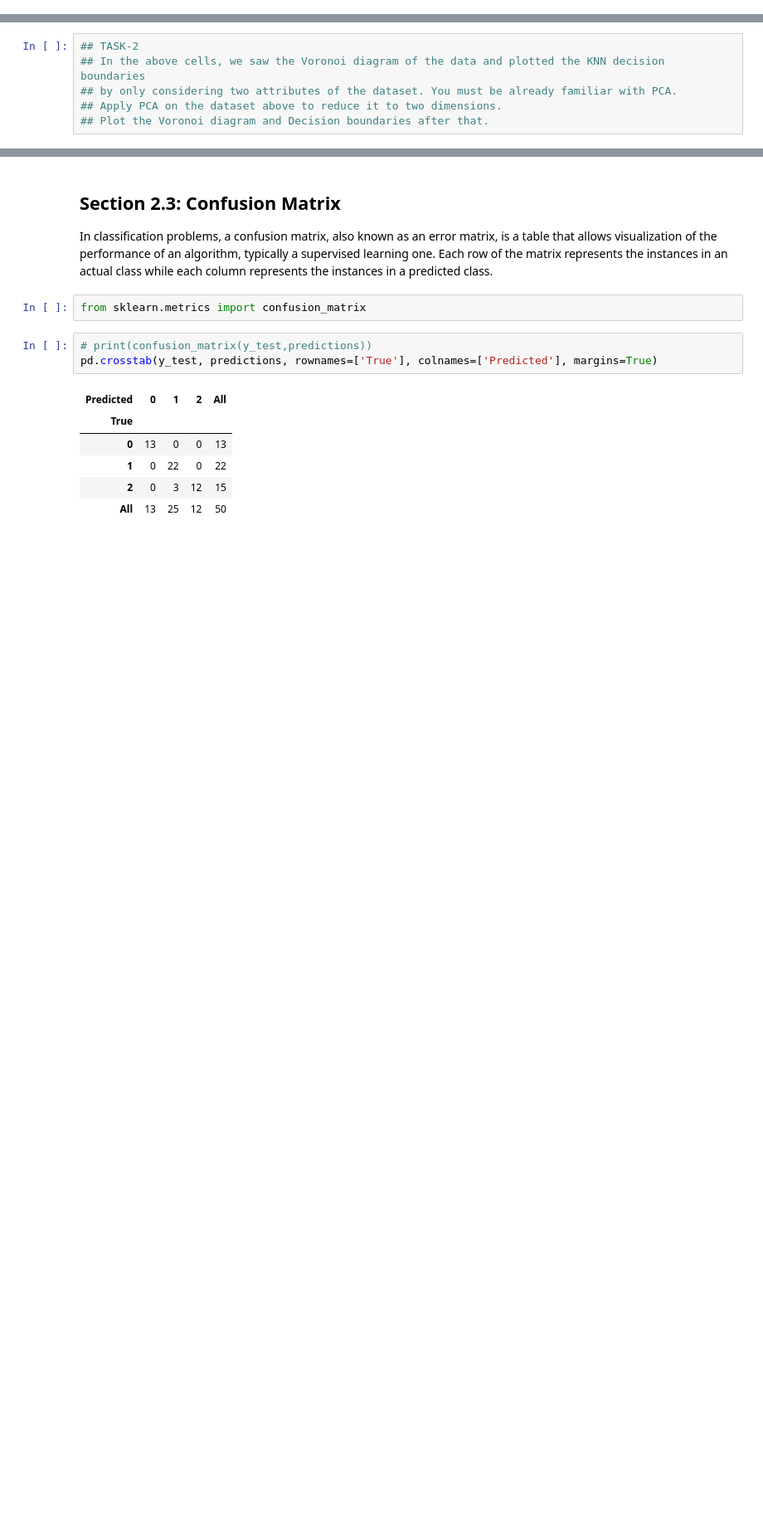
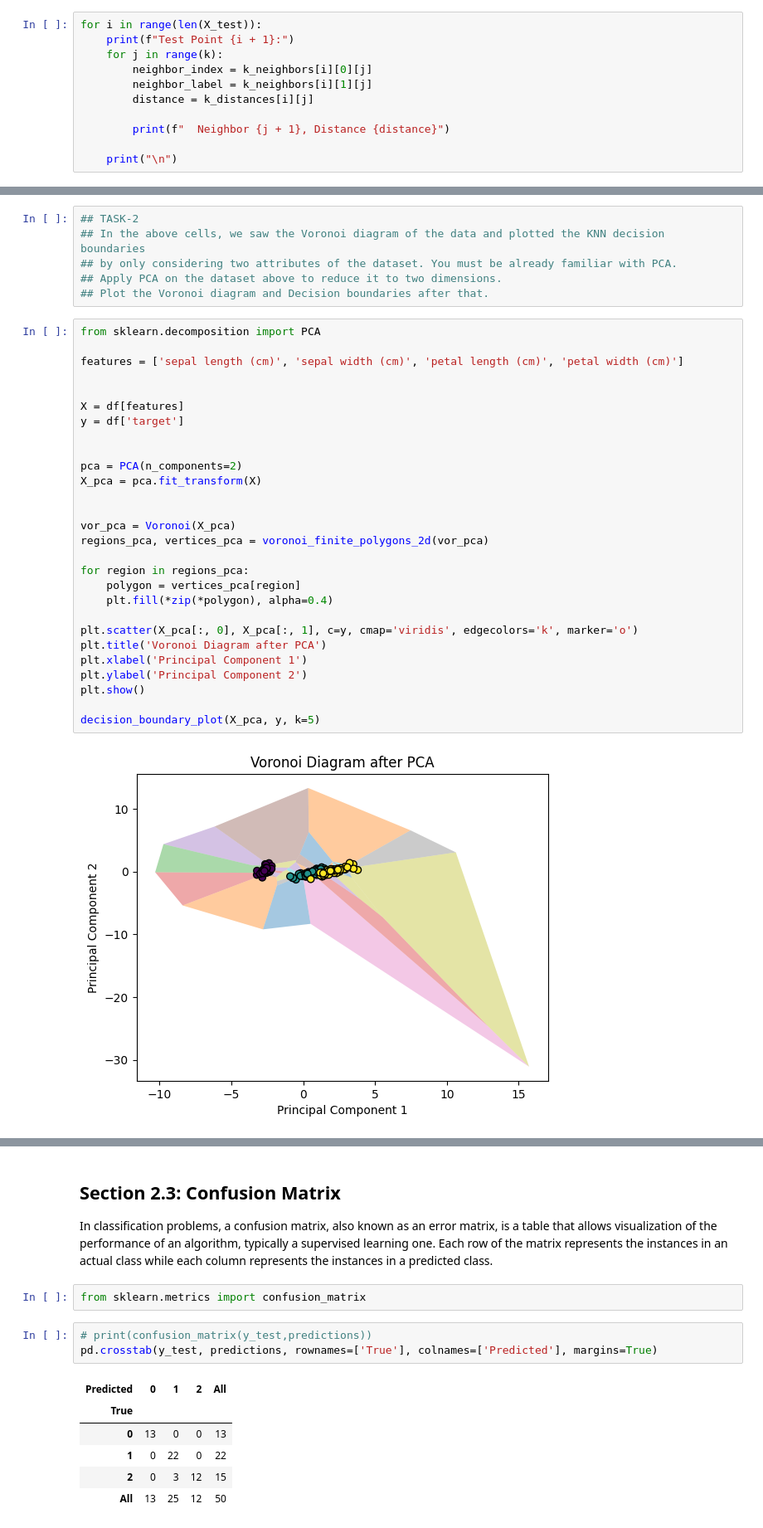
Before and after one commit to tarunkay7/AIML-IIITH, a Jupyter notebook: AIML_Module_3_Lab_2_Implementing_KNN_from_scratch_and_visualize_Algorithm_performance.ipynb, the cells around one changed output, grey strips where cells are left out. Shown at 83% size. Drawn from its saved outputs; the diff is of its cells as text; blank space fills up the shorter version.

```diff
--- a/AIML_Module_3_Lab_2_Implementing_KNN_from_scratch_and_visualize_Algorithm_performance.ipynb
+++ b/AIML_Module_3_Lab_2_Implementing_KNN_from_scratch_and_visualize_Algorithm_performance.ipynb
@@ -120,0 +149,11 @@ An easy way to implement this is by specifying the 'weights' parameter as distan
+# %%
+for i in range(len(X_test)):
+    print(f"Test Point {i + 1}:")
+    for j in range(k):
+        neighbor_index = k_neighbors[i][0][j]
+        neighbor_label = k_neighbors[i][1][j]
+        distance = k_distances[i][j]
+
+        print(f"  Neighbor {j + 1}, Distance {distance}")
+
+    print("\n")
@@ -314,3 +371,33 @@ decision_boundary_plot(x_pts,y_pts,7)
 ## by only considering two attributes of the dataset. You must be already familiar with PCA.
 ## Apply PCA on the dataset above to reduce it to two dimensions.
 ## Plot the Voronoi diagram and Decision boundaries after that.
+# %%
+from sklearn.decomposition import PCA
+
+features = ['sepal length (cm)', 'sepal width (cm)', 'petal length (cm)', 'petal width (cm)']
+
+
+X = df[features]
+y = df['target']
+
+
+pca = PCA(n_components=2)
+X_pca = pca.fit_transform(X)
+
+
+vor_pca = Voronoi(X_pca)
+regions_pca, vertices_pca = voronoi_finite_polygons_2d(vor_pca)
+
+for region in regions_pca:
+    polygon = vertices_pca[region]
+    plt.fill(*zip(*polygon), alpha=0.4)
+
+plt.scatter(X_pca[:, 0], X_pca[:, 1], c=y, cmap='viridis', edgecolors='k', marker='o')
+plt.title('Voronoi Diagram after PCA')
+plt.xlabel('Principal Component 1')
+plt.ylabel('Principal Component 2')
+plt.show()
+
+decision_boundary_plot(X_pca, y, k=5)
+# %% [output]
+[figure, added]
```
Also changed, not shown: parts of 8 cells of this notebook.
